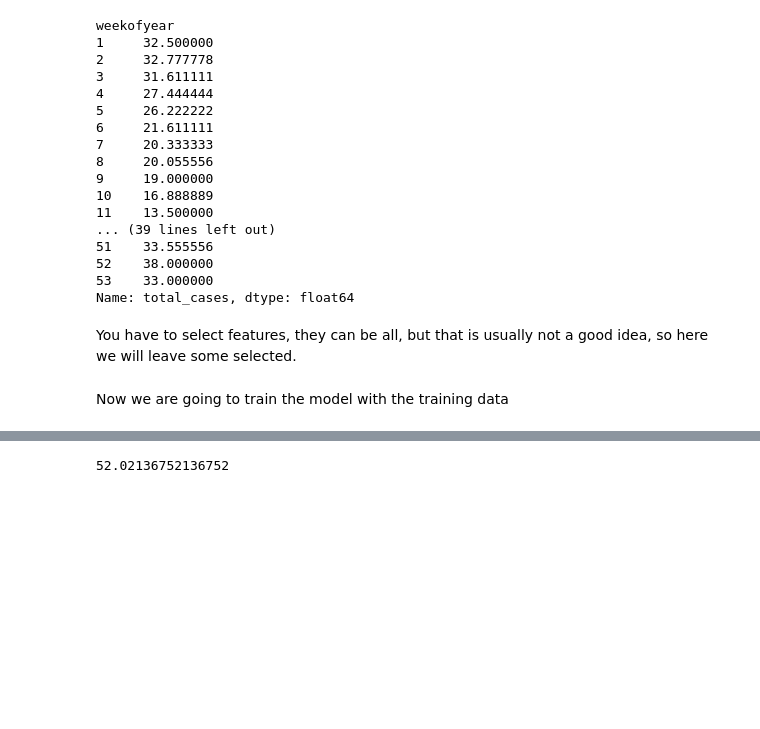
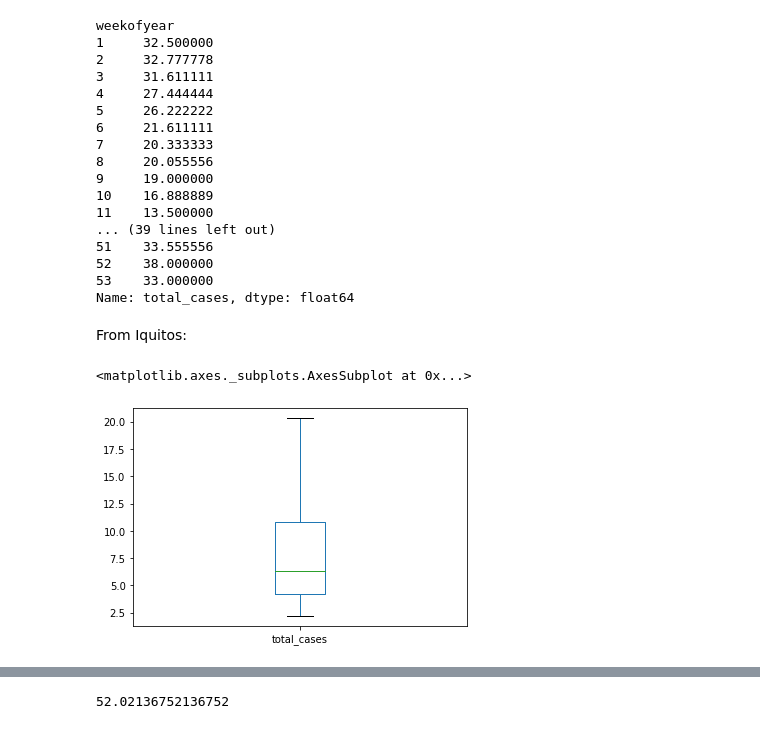
Before and after one commit to sergiosb99/SSJ_SupervisedLearning, a Jupyter notebook: Dengue_Upgrade_Cities_Weeks.ipynb, the cells around one changed output, grey strips where cells are left out. Drawn from its saved outputs; the diff is of its cells as text; code cells hidden in the pictures; blank space fills up the shorter version.

```diff
--- a/Dengue_Upgrade_Cities_Weeks.ipynb
+++ b/Dengue_Upgrade_Cities_Weeks.ipynb
@@ -78,6 +101,6 @@ sj
 # %%
-iq = train[train['city']=='iq']
-iq
+df_iq = train[train['city']=='iq']
+df_iq
 # %% [output]
 |  | city | year | weekofyear | week_start_date | ndvi_ne | ndvi_nw | ndvi_se | ndvi_sw | ... |
 | 936 | iq | 2000 | 26 | 2000-07-01 | 0.192886 | 0.132257 | 0.340886 | 0.247200 | ... |
@@ -92,12 +115,3 @@ iq
 | 1454 | iq | 2010 | 24 | 2010-06-18 | 0.333914 | 0.245771 | 0.278886 | 0.325486 | ... |
 | 1455 | iq | 2010 | 25 | 2010-06-25 | 0.298186 | 0.232971 | 0.274214 | 0.315757 | ... |
 520 rows × 25 columns
-# %%
-selected_features = ['reanalysis_specific_humidity_g_per_kg', 'reanalysis_dew_point_temp_k',
-                 'station_avg_temp_c', 'station_min_temp_c']
-df_iq = iq[selected_features]
-df_sj = sj[selected_features]
-# %%
-#Prueba
-df_iq = iq
-df_sj = sj
@@ -142,7 +144,10 @@ weekofyear
 52    38.000000
 53    33.000000
 Name: total_cases, dtype: float64
-# %% [markdown]
-You have to select features, they can be all, but that is usually not a good idea, so here we will leave some selected.
-# %% [markdown]
-Now we are going to train the model with the training data
+# %% [markdown]
+From Iquitos:
+# %%
+df_iq.groupby("weekofyear")['total_cases'].mean().plot.box()
+# %% [output]
+<matplotlib.axes._subplots.AxesSubplot at 0x...>
+[figure, added]
```
Also changed, not shown: parts of 63 cells of this notebook.
